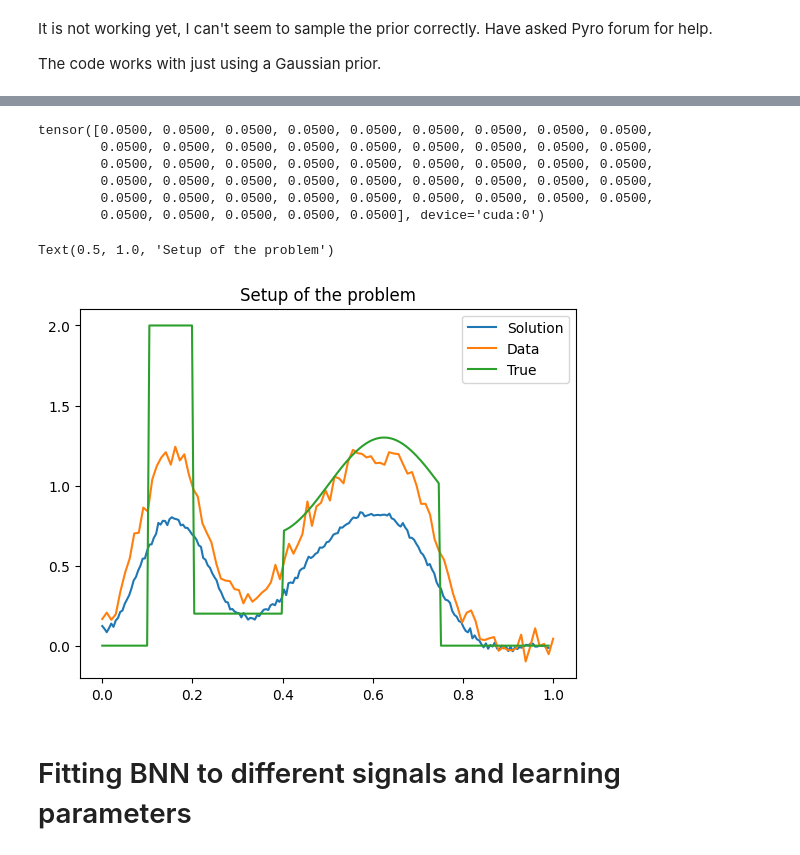
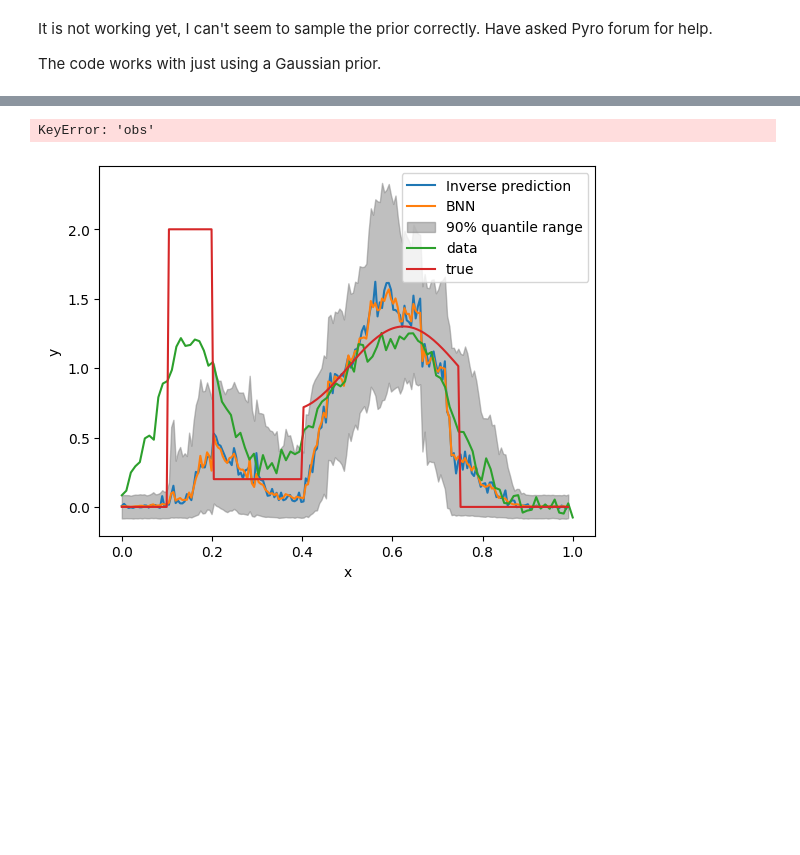
Before and after one commit to akseliekseli/Bayesian-Neural-Networks-with-Stochastic-Variational-Inference-in-Inverse-Problems, a Jupyter notebook: codes/main.ipynb, the cells around one changed output, grey strips where cells are left out. Saved outputs shown, nothing was run; the diff lists cells and outputs as text; code cells hidden in the pictures; blank space fills up the shorter version.

Commit message:
Code running, but not solving the inverse problem.

```diff
--- a/codes/main.ipynb
+++ b/codes/main.ipynb
@@ -306,6 +279,5 @@ plt.show()
 # %%
-inverse_predictive = pyro.infer.Predictive(model=inverse_model,
-                                           posterior_samples=mcmc.get_samples(),
-                                           num_samples=5000)
+predictive = pyro.infer.Predictive(inverse_model, guide=guide, num_samples=50,
+                        return_sites=["_RETURN"])
 
-preds = inverse_predictive(A, y_data)
+preds_gpu = predictive(A, y_data)
@@ -348,21 +284,28 @@ plt.hist(a[:,0].cpu(), bins=50)
-# %%
-posterior_samples['sigma']
-# %% [output]
-tensor([0.0500, 0.0500, 0.0500, 0.0500, 0.0500, 0.0500, 0.0500, 0.0500, 0.0500,
-        0.0500, 0.0500, 0.0500, 0.0500, 0.0500, 0.0500, 0.0500, 0.0500, 0.0500,
-        0.0500, 0.0500, 0.0500, 0.0500, 0.0500, 0.0500, 0.0500, 0.0500, 0.0500,
-        0.0500, 0.0500, 0.0500, 0.0500, 0.0500, 0.0500, 0.0500, 0.0500, 0.0500,
-        0.0500, 0.0500, 0.0500, 0.0500, 0.0500, 0.0500, 0.0500, 0.0500, 0.0500,
-        0.0500, 0.0500, 0.0500, 0.0500, 0.0500], device='cuda:0')
-# %%
-plt.plot(x, torch.mean(a, axis=0).cpu())
-plt.plot(t, y_data.cpu())
-plt.plot(x, f)
-plt.legend(['Solution', 'Data', 'True'])
-plt.title('Setup of the problem')
-#plt.savefig('../plot_from_dev/working_gaussian.png')
-# %% [output]
-Text(0.5, 1.0, 'Setup of the problem')
-[figure, removed]
-# %% [markdown]
-# Fitting BNN to different signals and learning parameters
+# %%
+omega = preds_gpu["_RETURN"].squeeze(0)
+# %%
+preds_inverse = preds_gpu['obs']
+# %% [output]
+KeyError: 'obs'
+# %%
+#plt.plot(t, torch.mean(preds_inverse.cpu(), axis=0), label='Inverse prediction')
+plt.plot(x, torch.mean(omega.detach().cpu(), axis=0), label='Inverse prediction')
+# Plot the mean prediction
+plt.plot(x, mean_preds, label='BNN')
+
+# Plot the quantile range as a shaded area
+plt.fill_between(x, lower_quantile, upper_quantile, color='gray', alpha=0.5, label='90% quantile range')
+
+# Plot the true data and the true function
+plt.plot(t, y_data.cpu(), label='data')
+plt.plot(x, f, label='true')
+
+# Add labels and legend
+plt.xlabel('x')
+plt.ylabel('y')
+plt.legend()
+
+# Show the plot
+plt.show()
+# %% [output]
+[figure, added]
```
Also changed, not shown: parts of 16 cells of this notebook, 4 other files.
